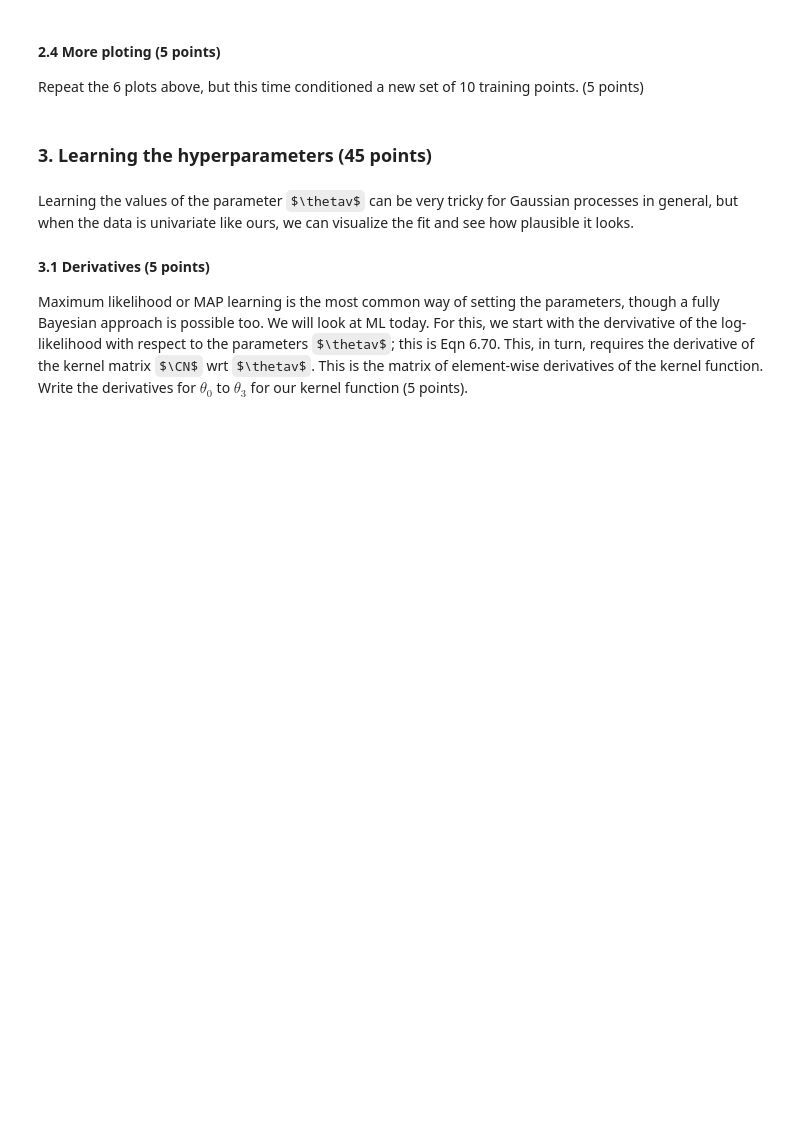
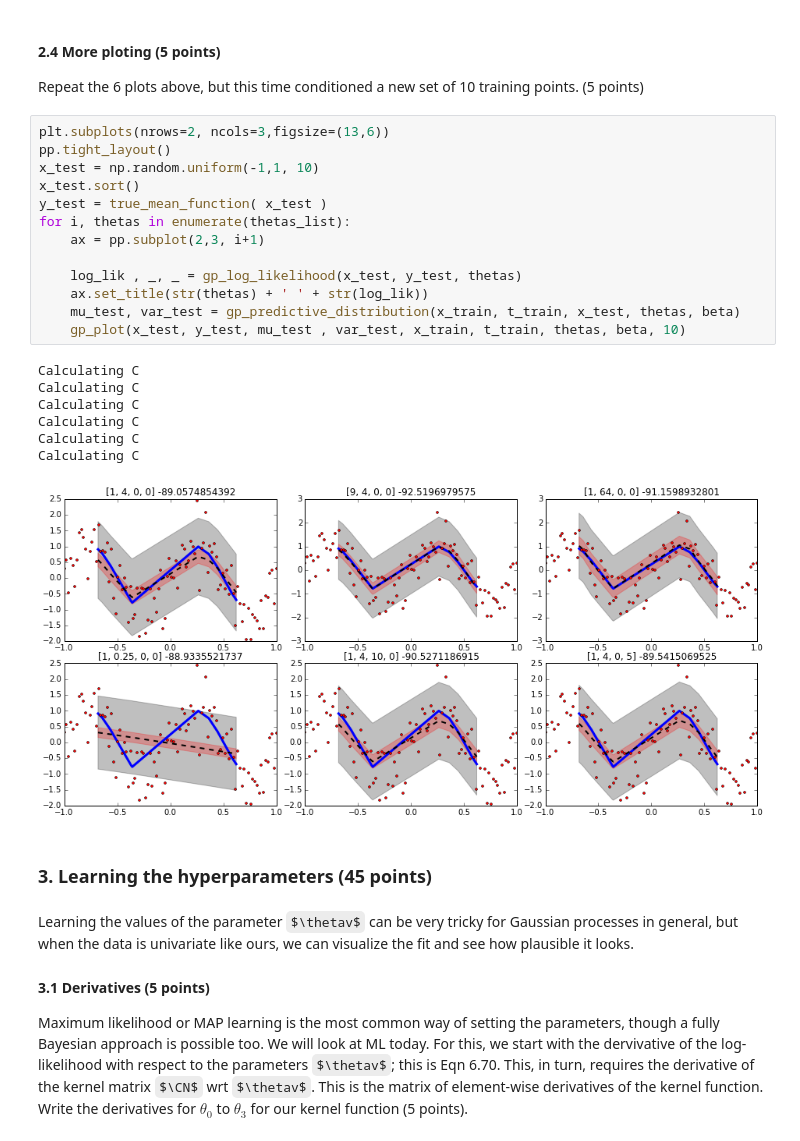
Before and after one commit to erikvanegmond/ml1-2015-lab3, a Jupyter notebook: Lab3.ipynb, the cells around one changed output. Saved outputs shown, nothing was run; the diff lists cells and outputs as text; some formulas as TeX source; blank space fills up the shorter version.

```diff
--- a/Lab3.ipynb
+++ b/Lab3.ipynb
@@ -199,6 +262,27 @@ def gp_plot( x_test, y_test, mu_test, var_test, x_train, t_train, theta, beta ):
 # %% [markdown]
 #### 2.4 More ploting (5 points)
 Repeat the 6 plots above, but this time conditioned a new set of 10 training points. (5 points)
+# %%
+plt.subplots(nrows=2, ncols=3,figsize=(13,6))
+pp.tight_layout()
+x_test = np.random.uniform(-1,1, 10)
+x_test.sort()
+y_test = true_mean_function( x_test )
+for i, thetas in enumerate(thetas_list):
+    ax = pp.subplot(2,3, i+1)
+
+    log_lik , _, _ = gp_log_likelihood(x_test, y_test, thetas)
+    ax.set_title(str(thetas) + ' ' + str(log_lik))
+    mu_test, var_test = gp_predictive_distribution(x_train, t_train, x_test, thetas, beta)
+    gp_plot(x_test, y_test, mu_test , var_test, x_train, t_train, thetas, beta, 10)
+# %% [output]
+Calculating C
+Calculating C
+Calculating C
+Calculating C
+Calculating C
+Calculating C
+[figure, added]
 # %% [markdown]
 ### 3. Learning the hyperparameters (45 points)
 # %% [markdown]
```
Also changed, not shown: parts of 19 cells of this notebook.
